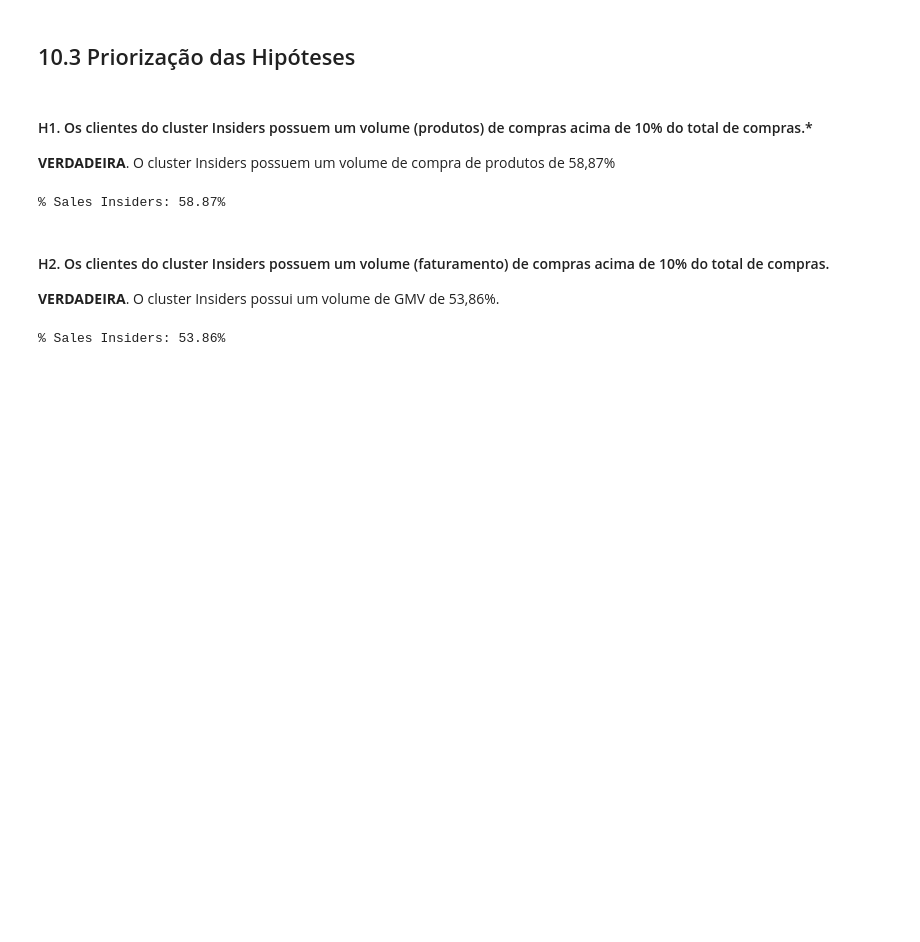
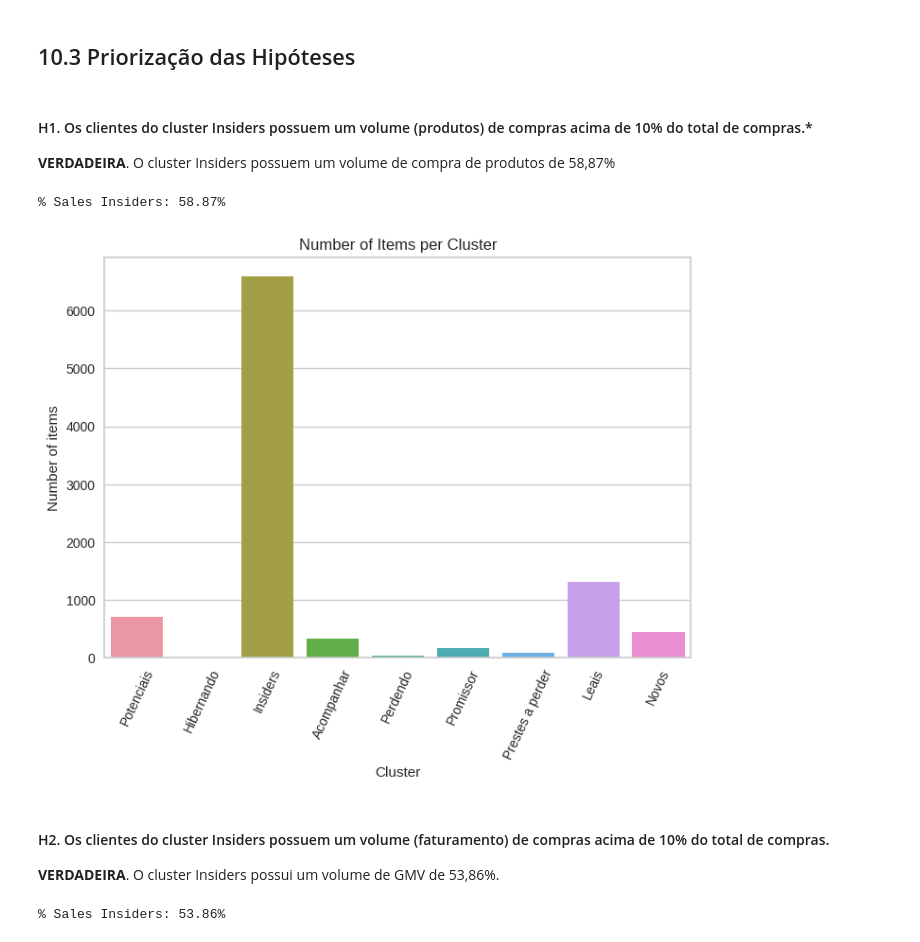
Before and after one commit to matheusventurads/loyalty-clustering-programm, a Jupyter notebook: notebooks/c10-mv-model-deploy.ipynb, the cells around one changed output. Cells and saved outputs as stored; diff of their text form; code cells hidden in the pictures; blank space fills up the shorter version.

Commit message:
graphs updated

```diff
--- a/notebooks/c10-mv-model-deploy.ipynb
+++ b/notebooks/c10-mv-model-deploy.ipynb
@@ -1534,6 +1545,14 @@ df_sales_total = df10.loc[:, 'qty_items'].sum()
 print(f'% Sales Insiders: {100*df_sales_insiders/df_sales_total:.2f}%')
 # %% [output]
 % Sales Insiders: 58.87%
+# %%
+ax = sns.barplot(y='qty_items', x='cluster_name', data=df_cluster)
+plt.xlabel('Cluster')
+plt.ylabel('Number of items')
+plt.title('Number of Items per Cluster')
+plt.xticks(rotation=65);
+# %% [output]
+[figure, added]
 # %% [markdown]
 #### H2. Os clientes do cluster Insiders possuem um volume (faturamento) de compras acima de 10% do total de compras.
 **VERDADEIRA**. O cluster Insiders possui um volume de GMV de 53,86%.
```
Also changed, not shown: parts of 5 cells of this notebook, 1 other file.
